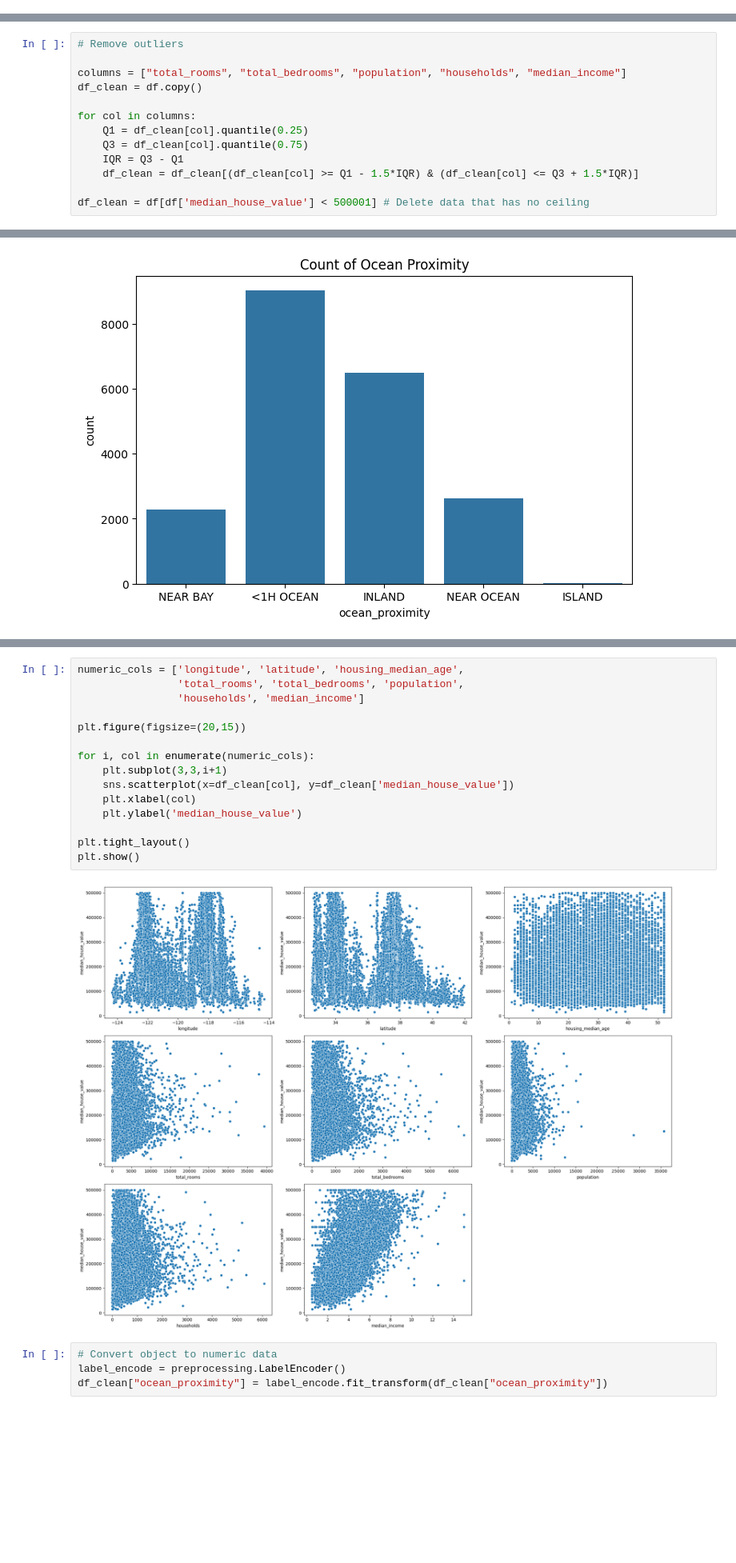
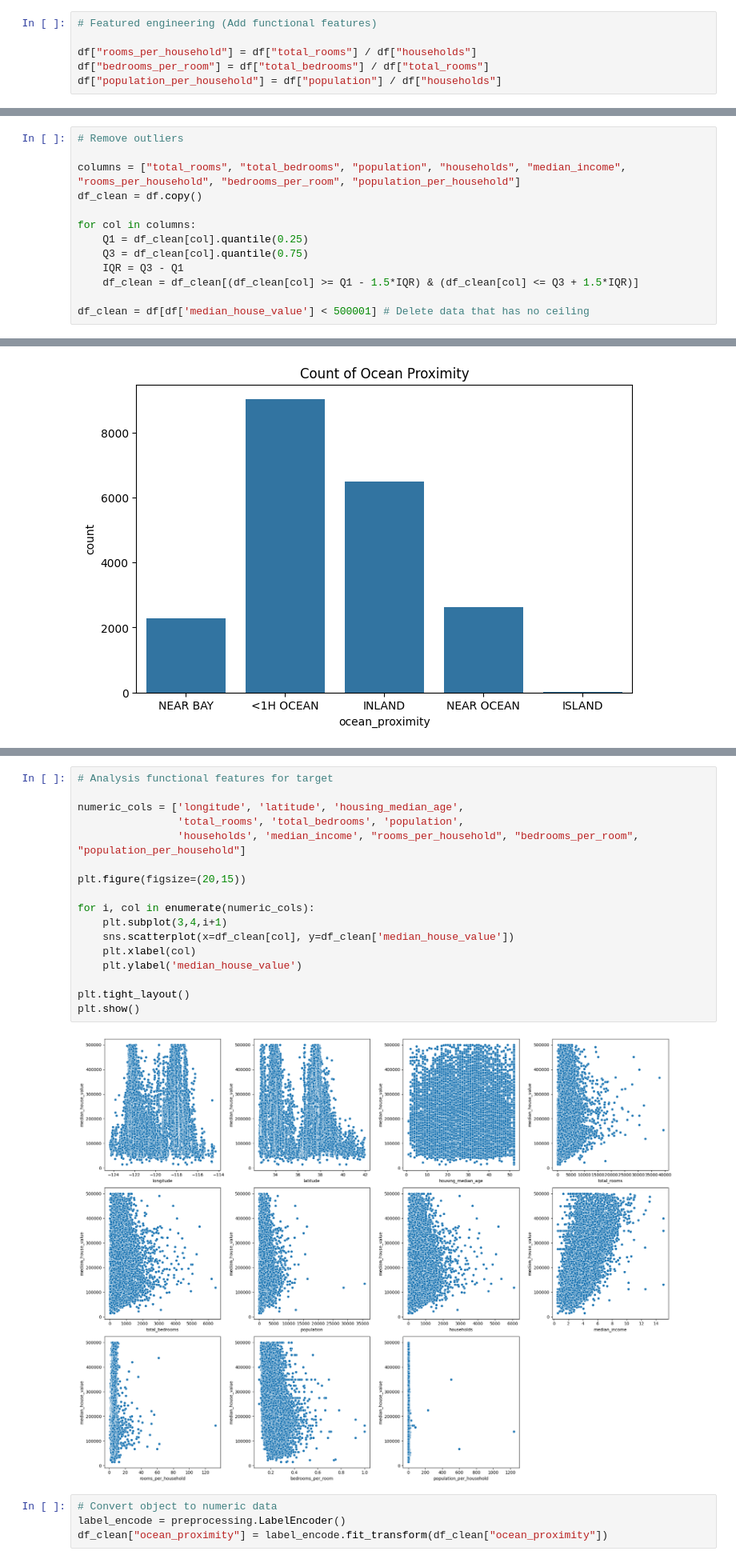
Before and after one commit to amirmohammadgholampour/Home-price-detection-system, a Jupyter notebook: home.ipynb, the cells around one changed output, grey strips where cells are left out. Shown at 80% size. Saved outputs shown, nothing was run; the diff lists cells and outputs as text; blank space fills up the shorter version.

```diff
--- a/home.ipynb
+++ b/home.ipynb
@@ -19,6 +18,12 @@ df.head()
 | 2 | -122.24 | 37.85 | 52 | 1467 | 190.0 | 496 | 177 | ... |
 | 3 | -122.25 | 37.85 | 52 | 1274 | 235.0 | 558 | 219 | ... |
 | 4 | -122.25 | 37.85 | 52 | 1627 | 280.0 | 565 | 259 | ... |
+# %%
+# Featured engineering (Add functional features)
+
+df["rooms_per_household"] = df["total_rooms"] / df["households"]
+df["bedrooms_per_room"] = df["total_bedrooms"] / df["total_rooms"]
+df["population_per_household"] = df["population"] / df["households"]
 # %%
 # Drop missing values
 df = df.dropna()
@@ -56,7 +69,7 @@ plt.show()
 # %%
 # Remove outliers
 
-columns = ["total_rooms", "total_bedrooms", "population", "households", "median_income"]
+columns = ["total_rooms", "total_bedrooms", "population", "households", "median_income", "rooms_per_household", "bedrooms_per_room", "population_per_household"]
 df_clean = df.copy()
 
 for col in columns:
@@ -93,20 +106,22 @@ plt.show()
 # %%
+# Analysis functional features for target
+
 numeric_cols = ['longitude', 'latitude', 'housing_median_age',
                 'total_rooms', 'total_bedrooms', 'population',
-                'households', 'median_income']
+                'households', 'median_income', "rooms_per_household", "bedrooms_per_room", "population_per_household"]
 
 plt.figure(figsize=(20,15))
 
 for i, col in enumerate(numeric_cols):
-    plt.subplot(3,3,i+1)
+    plt.subplot(3,4,i+1)
     sns.scatterplot(x=df_clean[col], y=df_clean['median_house_value'])
     plt.xlabel(col)
     plt.ylabel('median_house_value')
 
 plt.tight_layout()
 plt.show()
 # %% [output]
-[figure, old version]
+[figure, new version]
 # %%
 # Convert object to numeric data
 label_encode = preprocessing.LabelEncoder()
```
Also changed, not shown: parts of 6 cells of this notebook.
